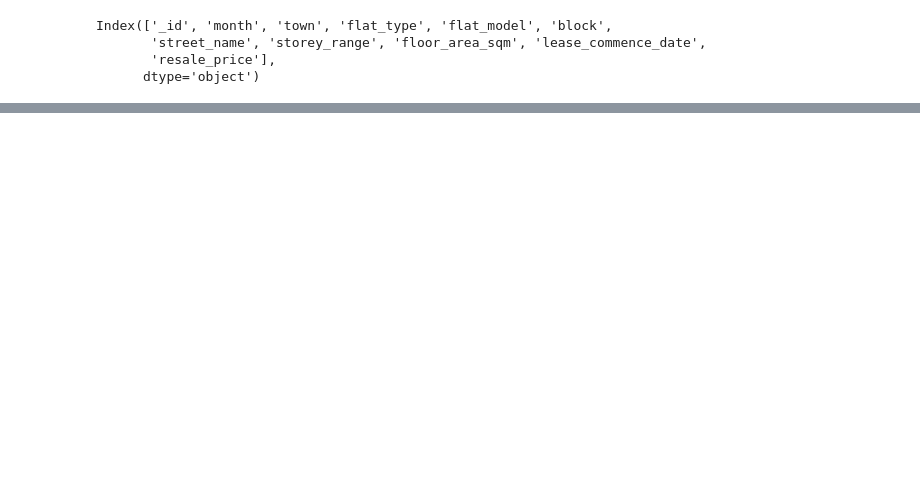
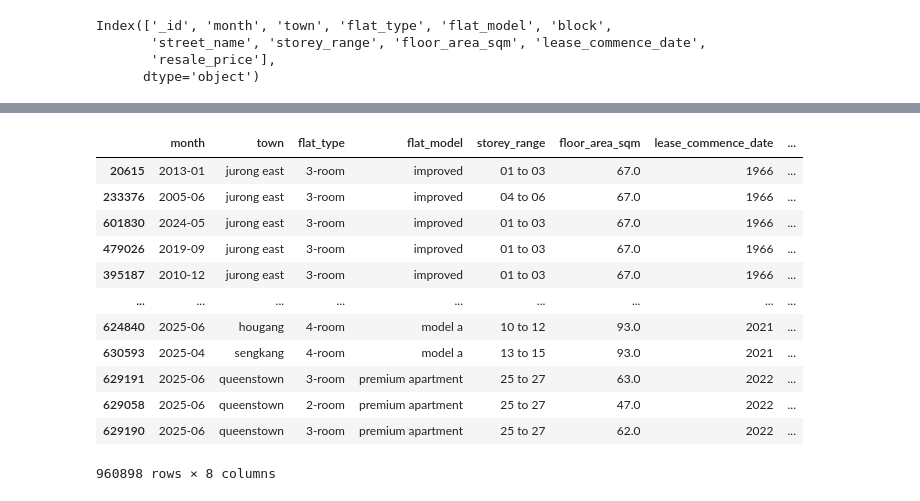
Before and after one commit to Leeeef552/govtech, a Jupyter notebook: model.ipynb, the cells around one changed output, grey strips where cells are left out. Drawn from its saved outputs; the diff is of its cells as text; code cells hidden in the pictures; blank space fills up the shorter version.

```diff
--- a/model.ipynb
+++ b/model.ipynb
@@ -176,0 +82,16 @@ print(f"Model saved to {os.path.abspath(MODEL_PATH)}")
+# %%
+resale_df.sort_values("lease_commence_date")
+# %% [output]
+|  | month | town | flat_type | flat_model | storey_range | floor_area_sqm | lease_commence_date | ... |
+| 20615 | 2013-01 | jurong east | 3-room | improved | 01 to 03 | 67.0 | 1966 | ... |
+| 233376 | 2005-06 | jurong east | 3-room | improved | 04 to 06 | 67.0 | 1966 | ... |
+| 601830 | 2024-05 | jurong east | 3-room | improved | 01 to 03 | 67.0 | 1966 | ... |
+| 479026 | 2019-09 | jurong east | 3-room | improved | 01 to 03 | 67.0 | 1966 | ... |
+| 395187 | 2010-12 | jurong east | 3-room | improved | 01 to 03 | 67.0 | 1966 | ... |
+| ... | ... | ... | ... | ... | ... | ... | ... | ... |
+| 624840 | 2025-06 | hougang | 4-room | model a | 10 to 12 | 93.0 | 2021 | ... |
+| 630593 | 2025-04 | sengkang | 4-room | model a | 13 to 15 | 93.0 | 2021 | ... |
+| 629191 | 2025-06 | queenstown | 3-room | premium apartment | 25 to 27 | 63.0 | 2022 | ... |
+| 629058 | 2025-06 | queenstown | 2-room | premium apartment | 25 to 27 | 47.0 | 2022 | ... |
+| 629190 | 2025-06 | queenstown | 3-room | premium apartment | 25 to 27 | 62.0 | 2022 | ... |
+960898 rows × 8 columns
```
Also changed, not shown: parts of 31 cells of this notebook, 8 other files.
